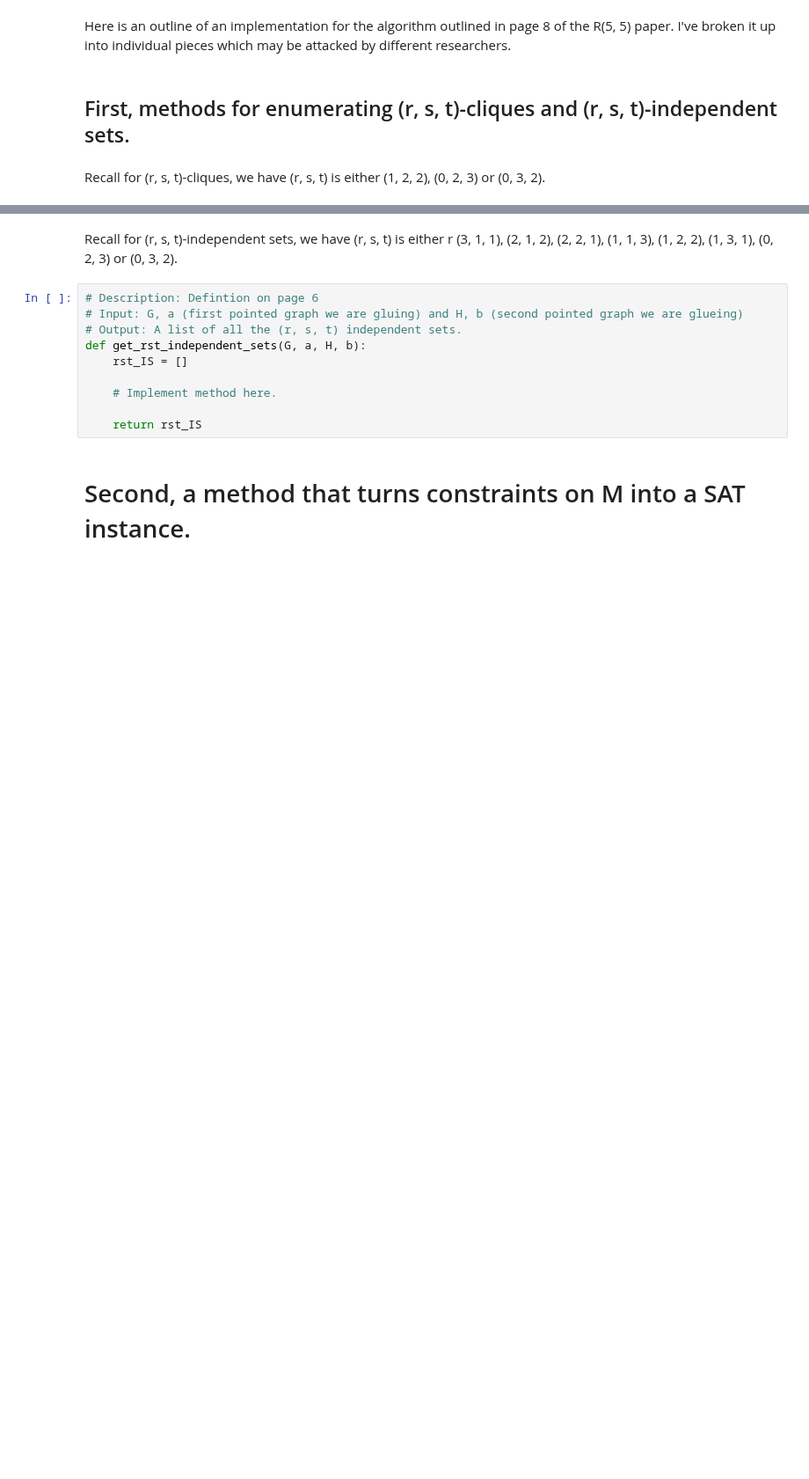
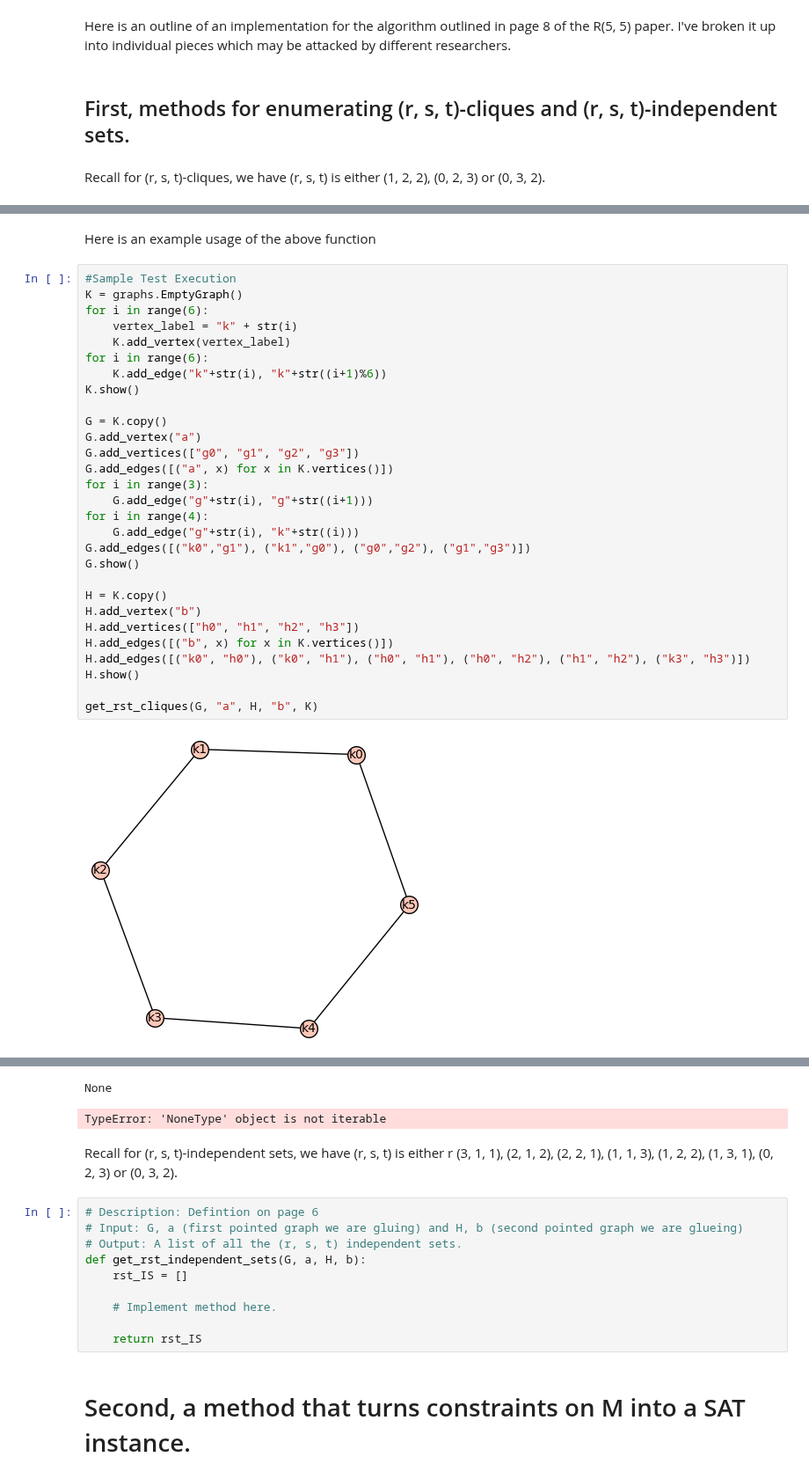
Before and after one commit to polymathjr/polymathjr-ramsey, a Jupyter notebook: r-five-five/Method2_R55_Paper.ipynb, the cells around one changed output, grey strips where cells are left out. Shown at 88% size. Saved outputs shown, nothing was run; the diff lists cells and outputs as text; blank space fills up the shorter version.

Commit message:
Implemented r,s,t clique method

```diff
--- a/r-five-five/Method2_R55_Paper.ipynb
+++ b/r-five-five/Method2_R55_Paper.ipynb
@@ -17,2 +74,35 @@ def get_rst_cliques(G, a, H, b):
 
     return rst_cliques
+# %% [markdown]
+Here is an example usage of the above function
+# %%
+#Sample Test Execution
+K = graphs.EmptyGraph()
+for i in range(6):
+    vertex_label = "k" + str(i)
+    K.add_vertex(vertex_label)
+for i in range(6):
+    K.add_edge("k"+str(i), "k"+str((i+1)%6))
+K.show()
+
+G = K.copy()
+G.add_vertex("a")
+G.add_vertices(["g0", "g1", "g2", "g3"])
+G.add_edges([("a", x) for x in K.vertices()])
+for i in range(3):
+    G.add_edge("g"+str(i), "g"+str((i+1)))
+for i in range(4):
+    G.add_edge("g"+str(i), "k"+str((i)))
+G.add_edges([("k0","g1"), ("k1","g0"), ("g0","g2"), ("g1","g3")])
+G.show()
+
+H = K.copy()
+H.add_vertex("b")
+H.add_vertices(["h0", "h1", "h2", "h3"])
+H.add_edges([("b", x) for x in K.vertices()])
+H.add_edges([("k0", "h0"), ("k0", "h1"), ("h0", "h1"), ("h0", "h2"), ("h1", "h2"), ("k3", "h3")])
+H.show()
+
+get_rst_cliques(G, "a", H, "b", K)
+# %% [output]
+[figure, added]
@@ -19,3 +111,5 @@ def get_rst_cliques(G, a, H, b):
+None
+TypeError: 'NoneType' object is not iterable
 # %% [markdown]
 Recall for (r, s, t)-independent sets, we have (r, s, t) is either r (3, 1, 1), (2, 1, 2), (2, 2, 1), (1, 1, 3), (1, 2, 2), (1, 3, 1), (0, 2, 3) or (0, 3, 2).
 # %%
```
Also changed, not shown: parts of 2 cells of this notebook.
